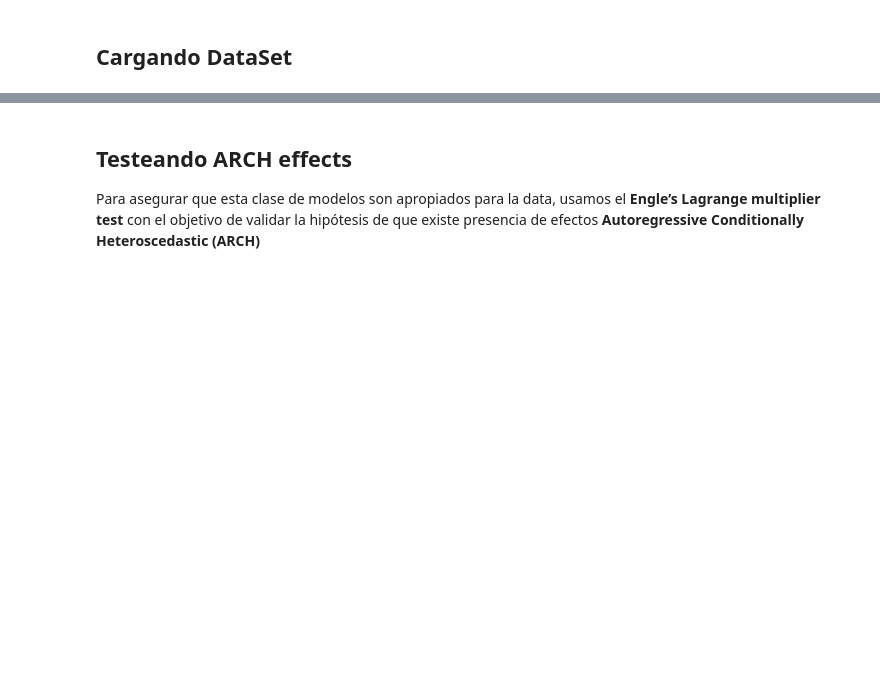
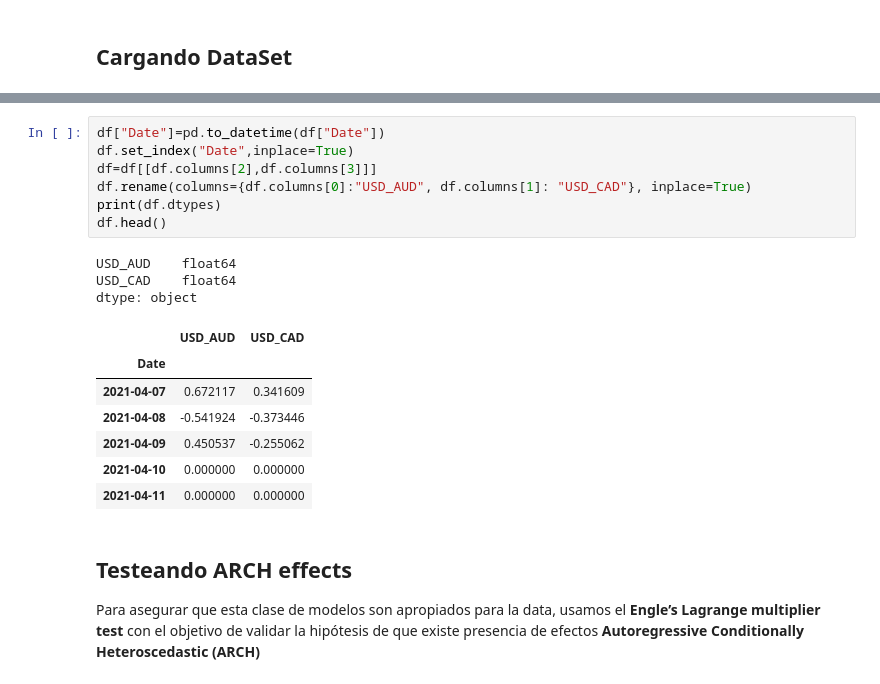
Before and after one commit to maestria-ds-eafit/estadistica-avanzada, a Jupyter notebook: taller_volatilidad/GARCH/GARCH_Models.ipynb, the cells around one changed output, grey strips where cells are left out. Drawn from its saved outputs; the diff is of its cells as text; blank space fills up the shorter version.

```diff
--- a/taller_volatilidad/GARCH/GARCH_Models.ipynb
+++ b/taller_volatilidad/GARCH/GARCH_Models.ipynb
@@ -59,3 +64,21 @@ dtype: object
+# %%
+df["Date"]=pd.to_datetime(df["Date"])
+df.set_index("Date",inplace=True)
+df=df[[df.columns[2],df.columns[3]]]
+df.rename(columns={df.columns[0]:"USD_AUD", df.columns[1]: "USD_CAD"}, inplace=True)
+print(df.dtypes)
+df.head()
+# %% [output]
+USD_AUD    float64
+USD_CAD    float64
+dtype: object
+|  | USD_AUD | USD_CAD |
+| Date |  |  |
+| 2021-04-07 | 0.672117 | 0.341609 |
+| 2021-04-08 | -0.541924 | -0.373446 |
+| 2021-04-09 | 0.450537 | -0.255062 |
+| 2021-04-10 | 0.000000 | 0.000000 |
+| 2021-04-11 | 0.000000 | 0.000000 |
 # %% [markdown]
 ## Testeando ARCH effects
 
```
Also changed, not shown: parts of 29 cells of this notebook, 1 other file.
